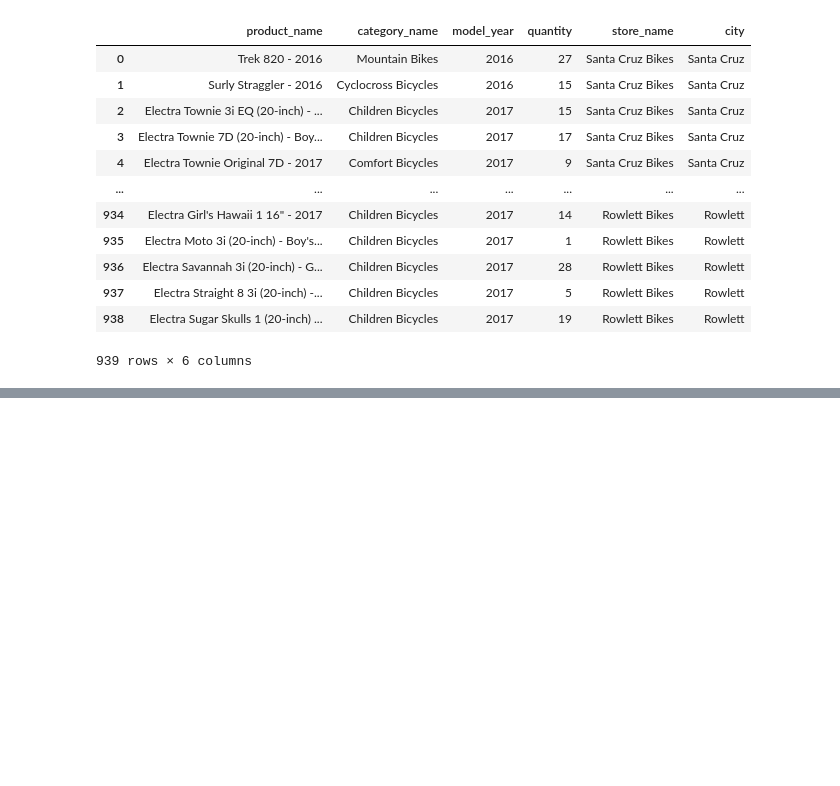
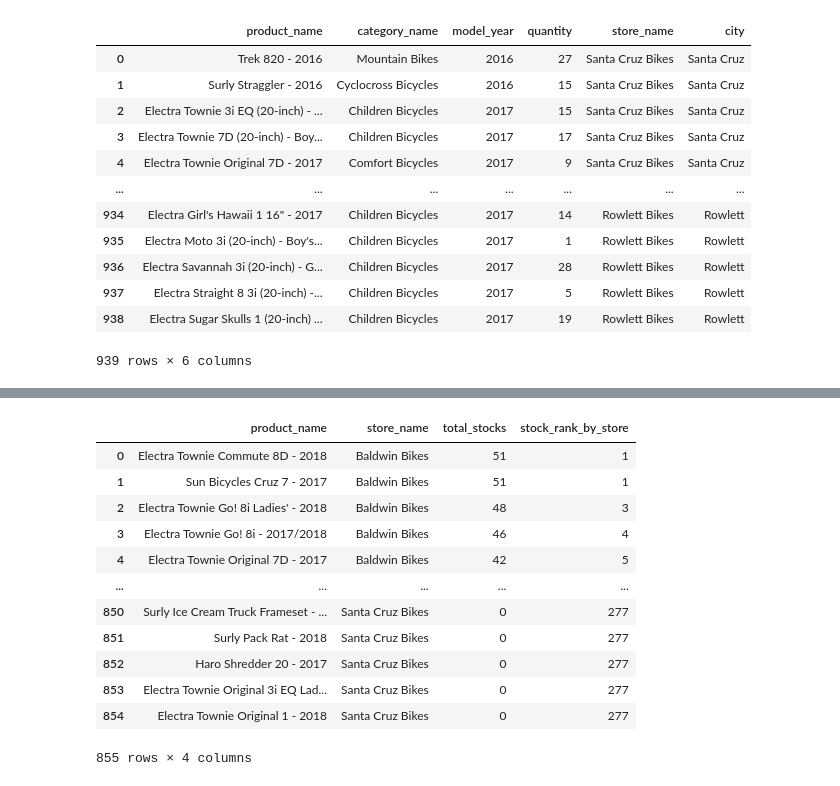
Before and after one commit to ddatnguyen97/SQL-Bike-Retail-Queries, a Jupyter notebook: Bike Store Queries.ipynb, the cells around one changed output, grey strips where cells are left out. Cells and saved outputs as stored; diff of their text form; code cells hidden in the pictures; blank space fills up the shorter version.

```diff
--- a/Bike Store Queries.ipynb
+++ b/Bike Store Queries.ipynb
@@ -520,0 +599,24 @@ df
+# %%
+query = '''
+        select p.product_name, s.store_name, sum(st.quantity) as total_stocks,
+               rank() over (partition by s.store_name order by sum(st.quantity) desc) as stock_rank_by_store
+        from products p join stocks st on p.product_id = st.product_id
+                        join stores s on st.store_id = s.store_id
+        group by p.product_name, s.store_name
+'''
+df = pd.read_sql(query, connection)
+df
+# %% [output]
+|  | product_name | store_name | total_stocks | stock_rank_by_store |
+| 0 | Electra Townie Commute 8D - 2018 | Baldwin Bikes | 51 | 1 |
+| 1 | Sun Bicycles Cruz 7 - 2017 | Baldwin Bikes | 51 | 1 |
+| 2 | Electra Townie Go! 8i Ladies' - 2018 | Baldwin Bikes | 48 | 3 |
+| 3 | Electra Townie Go! 8i - 2017/2018 | Baldwin Bikes | 46 | 4 |
+| 4 | Electra Townie Original 7D - 2017 | Baldwin Bikes | 42 | 5 |
+| ... | ... | ... | ... | ... |
+| 850 | Surly Ice Cream Truck Frameset - ... | Santa Cruz Bikes | 0 | 277 |
+| 851 | Surly Pack Rat - 2018 | Santa Cruz Bikes | 0 | 277 |
+| 852 | Haro Shredder 20 - 2017 | Santa Cruz Bikes | 0 | 277 |
+| 853 | Electra Townie Original 3i EQ Lad... | Santa Cruz Bikes | 0 | 277 |
+| 854 | Electra Townie Original 1 - 2018 | Santa Cruz Bikes | 0 | 277 |
+855 rows × 4 columns
```
Also changed, not shown: parts of 7 cells of this notebook.
